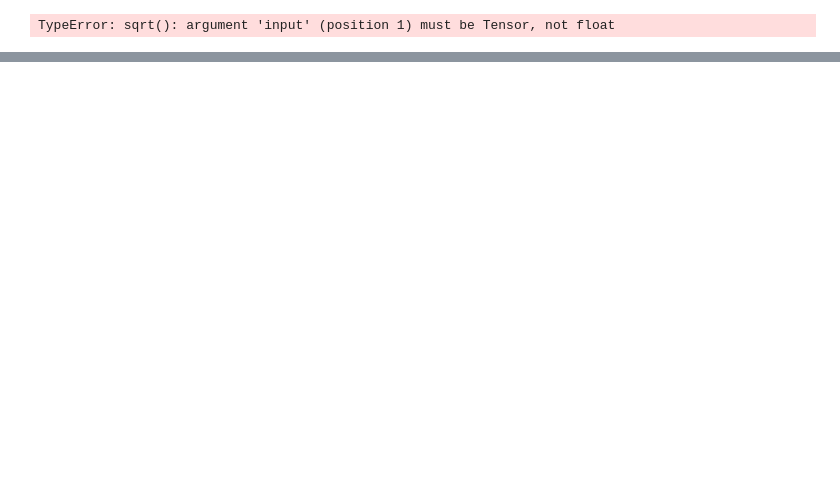
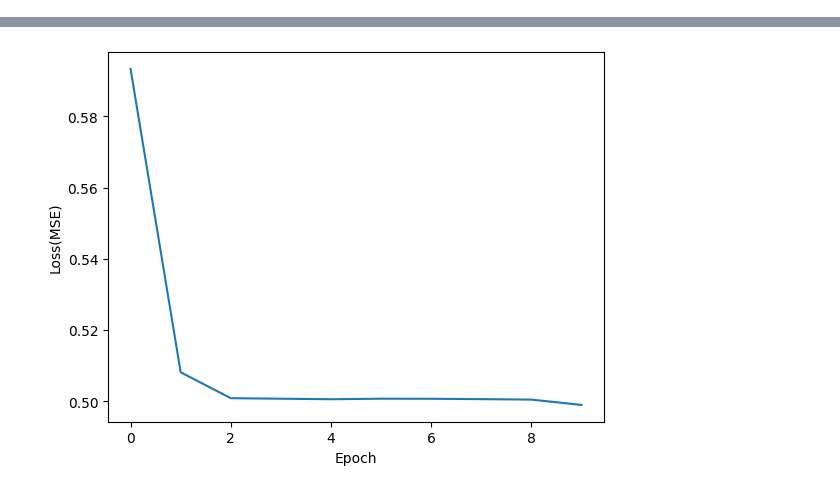
Before and after one commit to phpin57/GenModeling, a Jupyter notebook: base_functions.ipynb, the cells around one changed output, grey strips where cells are left out. Cells and saved outputs as stored; diff of their text form; code cells hidden in the pictures; blank space fills up the shorter version.

```diff
--- a/base_functions.ipynb
+++ b/base_functions.ipynb
@@ -41,6 +6,0 @@ def sample_data(n_samples, t):
-# %%
-# Plot moons
-X = sample_data(100, 0.1)
-plot_data([X])
-# %% [output]
-TypeError: sqrt(): argument 'input' (position 1) must be Tensor, not float
@@ -46,0 +128,27 @@ TypeError: sqrt(): argument 'input' (position 1) must be Tensor, not float
+# %%
+dataset_size = 8192
+training_batch_size = 128
+n_epochs = 10
+epsilon = 0.002
+T = 80
+rho = 7
+N = 18
+n_units = 256
+n_layers = 10
+dim = 2
+learning_rate = 1e-5
+device = "cuda" if torch.cuda.is_available() else "cpu"
+# %%
+# Create the dataset
+dataset = MoonsDataset(dataset_size, device)
+dataloader = DataLoader(dataset, batch_size=training_batch_size, shuffle=True)
+
+# Create the model
+model = DiffusionModel(dim, device, n_layers, n_units)
+
+# Create the optimizer
+optimizer = torch.optim.Adam(model.parameters(), lr=learning_rate)
+
+# Train the model
+losses = training_loop(model, optimizer, dataloader, device, n_epochs, epsilon, T, rho, N)
+# %% [output]
@@ -46,0 +166 @@ TypeError: sqrt(): argument 'input' (position 1) must be Tensor, not float
+[figure, added]
```
Also changed, not shown: parts of 6 cells of this notebook.
